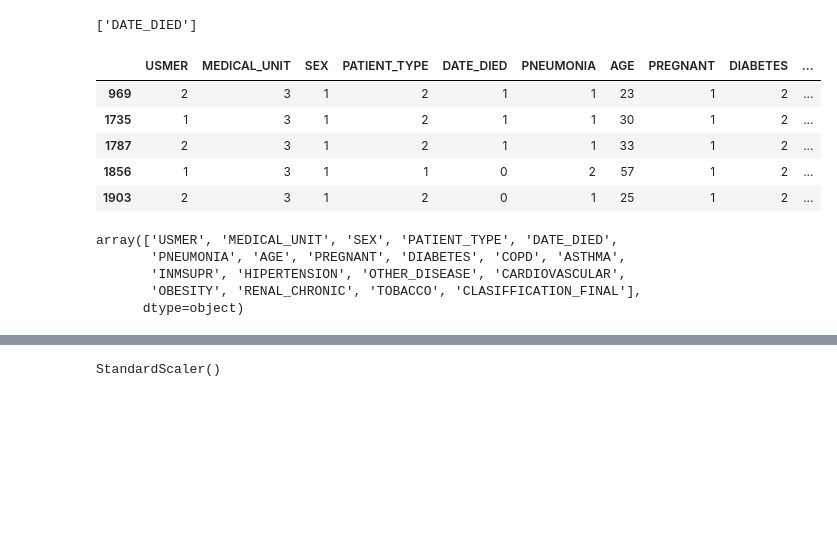
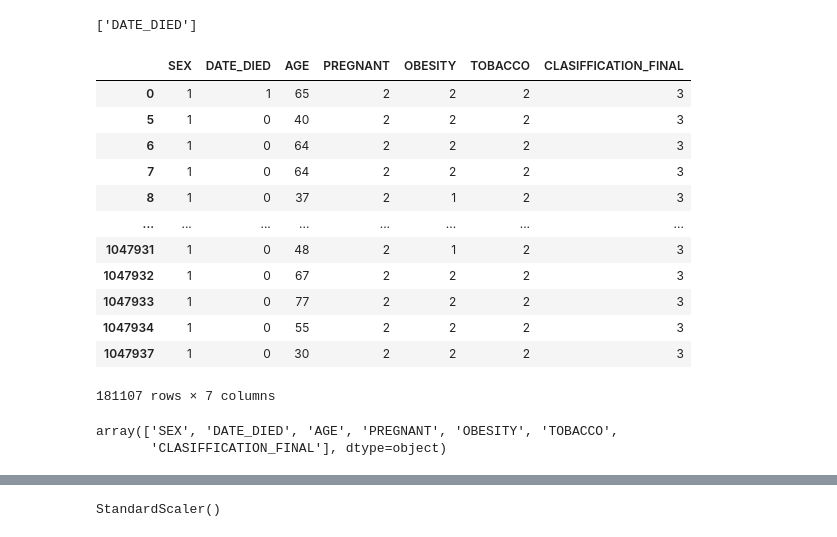
Before and after one commit to rvroomiii/group_hub, a Jupyter notebook: data_analysis/COVID_data_analysis.ipynb, the cells around one changed output, grey strips where cells are left out. Cells and saved outputs as stored; diff of their text form; code cells hidden in the pictures; blank space fills up the shorter version.

Commit message:
Added Feature importance

```diff
--- a/data_analysis/COVID_data_analysis.ipynb
+++ b/data_analysis/COVID_data_analysis.ipynb
@@ -65,4 +90,5 @@ covid_df.dtypes[covid_df.dtypes == "object"].index.tolist()
 ['DATE_DIED']
 # %%
 # Drop NA values(values>2)and column with too much missing values
-covid_df = covid_df.drop(covid_df[covid_df["PREGNANT"] >= 2].index)
+covid_df = covid_df.drop(covid_df[covid_df["PREGNANT"] > 2].index)
+covid_df = covid_df.drop(covid_df[covid_df["CLASIFFICATION_FINAL"] >= 4].index)
@@ -69,20 +100,24 @@ covid_df = covid_df.drop(covid_df[covid_df["PREGNANT"] >= 2].index)
 # %%
-#covid_df = covid_df.drop(["PREGNANT","INTUBED","ICU"], axis = 1)
-covid_df = covid_df.drop(["INTUBED","ICU"], axis = 1)
-covid_df.head()
+# Drop features with least importance
+covid_df = covid_df.drop(["INTUBED","ICU","MEDICAL_UNIT","USMER","PATIENT_TYPE"], axis = 1)
+covid_df
 # %% [output]
-|  | USMER | MEDICAL_UNIT | SEX | PATIENT_TYPE | DATE_DIED | PNEUMONIA | AGE | PREGNANT | DIABETES | ... |
-| 969 | 2 | 3 | 1 | 2 | 1 | 1 | 23 | 1 | 2 | ... |
-| 1735 | 1 | 3 | 1 | 2 | 1 | 1 | 30 | 1 | 2 | ... |
-| 1787 | 2 | 3 | 1 | 2 | 1 | 1 | 33 | 1 | 2 | ... |
-| 1856 | 1 | 3 | 1 | 1 | 0 | 2 | 57 | 1 | 2 | ... |
-| 1903 | 2 | 3 | 1 | 2 | 0 | 1 | 25 | 1 | 2 | ... |
+|  | SEX | DATE_DIED | AGE | PREGNANT | OBESITY | TOBACCO | CLASIFFICATION_FINAL |
+| 0 | 1 | 1 | 65 | 2 | 2 | 2 | 3 |
+| 5 | 1 | 0 | 40 | 2 | 2 | 2 | 3 |
+| 6 | 1 | 0 | 64 | 2 | 2 | 2 | 3 |
+| 7 | 1 | 0 | 64 | 2 | 2 | 2 | 3 |
+| 8 | 1 | 0 | 37 | 2 | 1 | 2 | 3 |
+| ... | ... | ... | ... | ... | ... | ... | ... |
+| 1047931 | 1 | 0 | 48 | 2 | 1 | 2 | 3 |
+| 1047932 | 1 | 0 | 67 | 2 | 2 | 2 | 3 |
+| 1047933 | 1 | 0 | 77 | 2 | 2 | 2 | 3 |
+| 1047934 | 1 | 0 | 55 | 2 | 2 | 2 | 3 |
+| 1047937 | 1 | 0 | 30 | 2 | 2 | 2 | 3 |
+181107 rows × 7 columns
 # %%
 # Column values
 covid_df.columns.values
 # %% [output]
-array(['USMER', 'MEDICAL_UNIT', 'SEX', 'PATIENT_TYPE', 'DATE_DIED',
-       'PNEUMONIA', 'AGE', 'PREGNANT', 'DIABETES', 'COPD', 'ASTHMA',
-       'INMSUPR', 'HIPERTENSION', 'OTHER_DISEASE', 'CARDIOVASCULAR',
-       'OBESITY', 'RENAL_CHRONIC', 'TOBACCO', 'CLASIFFICATION_FINAL'],
-      dtype=object)
+array(['SEX', 'DATE_DIED', 'AGE', 'PREGNANT', 'OBESITY', 'TOBACCO',
+       'CLASIFFICATION_FINAL'], dtype=object)
```
Also changed, not shown: parts of 41 cells of this notebook.
